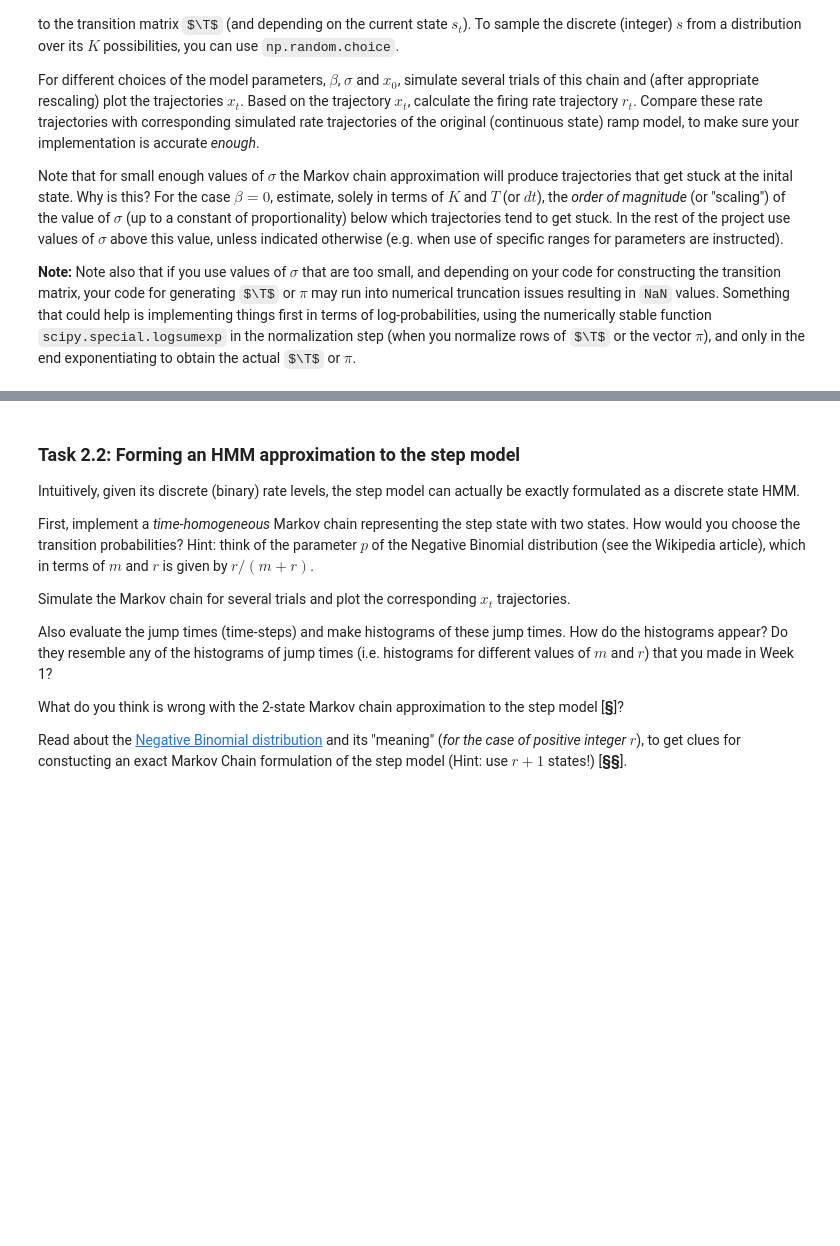
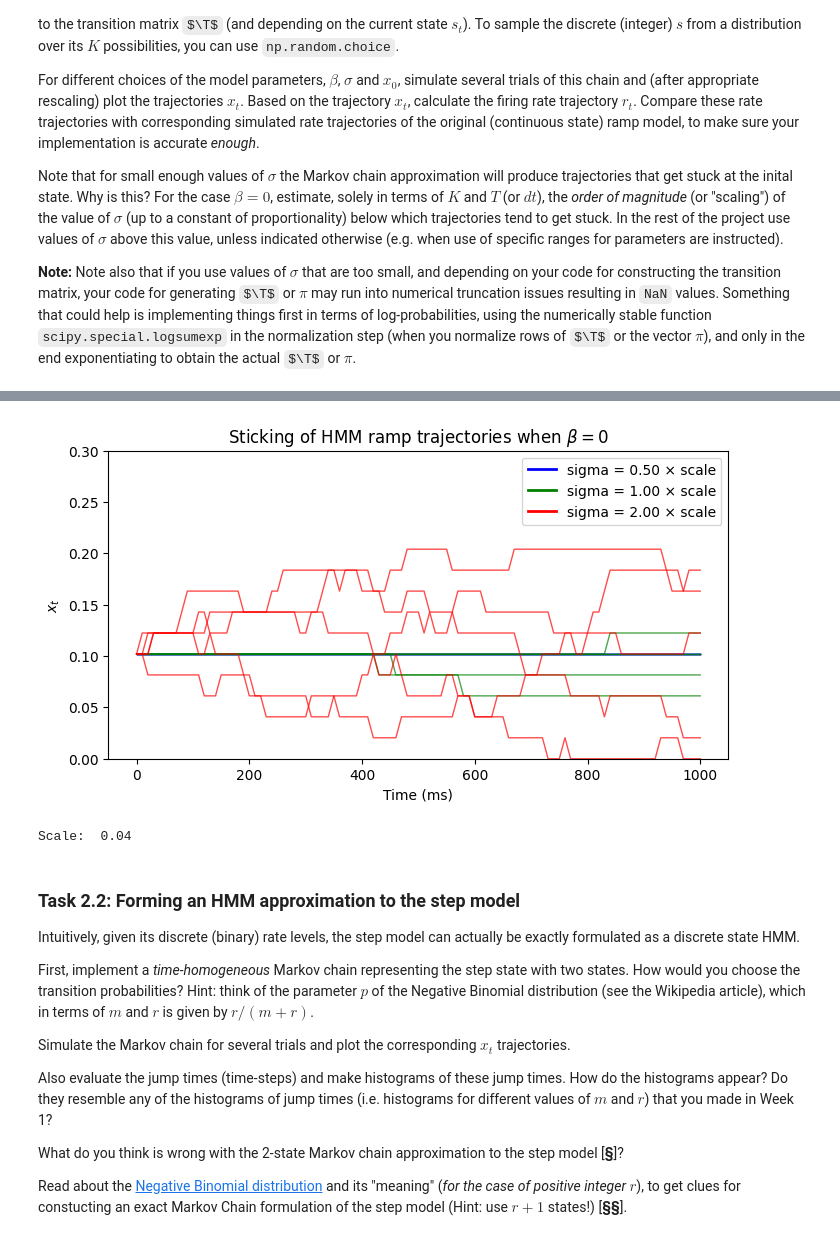
Before and after one commit to MYLO175/GG3-Mylo, a Jupyter notebook: GG3_project.ipynb, the cells around one changed output, grey strips where cells are left out. Drawn from its saved outputs; the diff is of its cells as text; code cells hidden in the pictures; some formulas as TeX source; blank space fills up the shorter version.

```diff
--- a/GG3_project.ipynb
+++ b/GG3_project.ipynb
@@ -1591,3 +1813,53 @@ Note that for small enough values of $\sigma$ the Markov chain approximation wil
+# %%
+#See OneNote for derivation on order at which they get stuck.
+
+K = 50
+dt = 0.01
+beta = 0
+x0 = 0.1
+time = 1
+n_trials = 5
+
+sigma_scale = 0.2 / (K * np.sqrt(dt))
+
+sigma_values = [
+    0.5 * sigma_scale,
+    1.0 * sigma_scale,
+    2.0 * sigma_scale,
+]
+
+colours = ["blue", "green", "red"]
+
+plt.figure(figsize=(8, 4))
+
+for sigma, colour in zip(sigma_values, colours):
+    T, pi, grid = generate_T_and_pi(K, beta, sigma, x0, dt)
+
+    for trial in range(n_trials):
+        time_ms, x_path = simulate_hmm_ramp(T, pi, grid, time, dt)
+
+        plt.plot(
+            time_ms,
+            x_path,
+            color=colour,
+            alpha=0.7,
+            linewidth=1
+        )
+
+    plt.plot([], [], color=colour, linewidth=2,
+             label=f"sigma = {sigma/sigma_scale:.2f} × scale")
+
+plt.xlabel("Time (ms)")
+plt.ylabel("$x_t$")
+plt.ylim(0, 0.3)
+plt.title(r"Sticking of HMM ramp trajectories when $\beta=0$")
+plt.legend()
+plt.show()
+
+print("Scale: ", sigma_scale)
+# %% [output]
+[figure, added]
+Scale:  0.04
 # %% [markdown]
 ### Task 2.2:  Forming an HMM approximation to the step model
 
```
Also changed, not shown: parts of 6 cells of this notebook.
